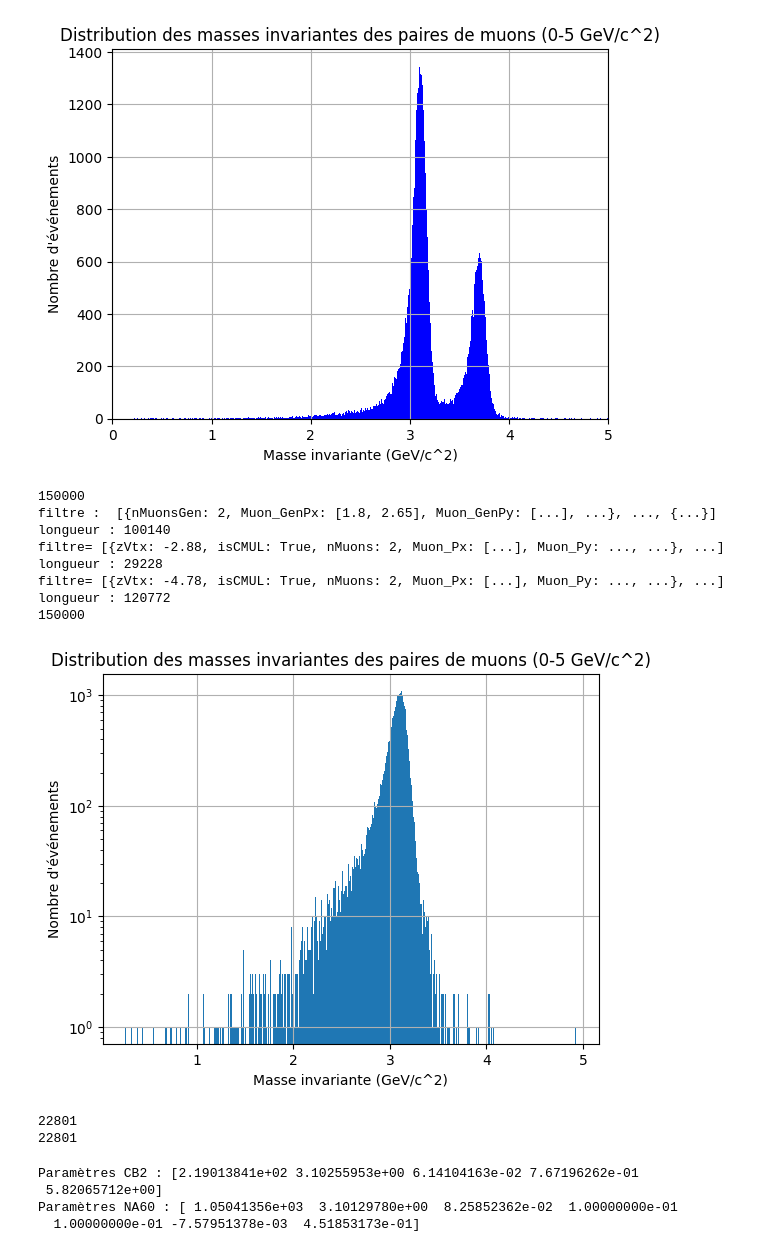
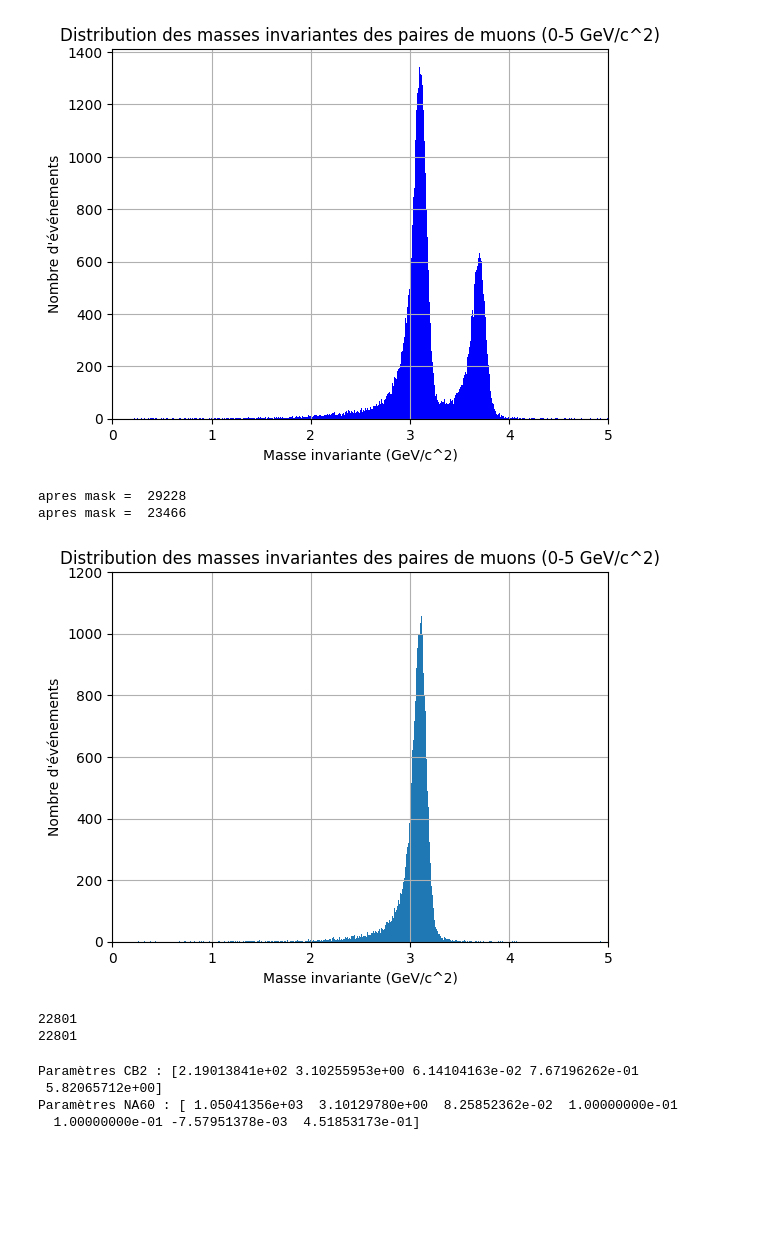
Before and after one commit to nantes-m2-rps-exp/qqbar2mumu-2024, a Jupyter notebook: Acceptance.ipynb, the cells around one changed output. Saved outputs shown, nothing was run; the diff lists cells and outputs as text; code cells hidden in the pictures; blank space fills up the shorter version.

```diff
--- a/Acceptance.ipynb
+++ b/Acceptance.ipynb
@@ -150,79 +150,55 @@ plt.show()
 43505
 [figure]
 # %%
-#print(len(n.nMuons))
-#150000
-#print(n.Muon_MCLabel)
-#[[1, 2], [2, 1], [1], [2, 1], [2], [], ..., [], [1], [1, 2], [2, 1], [1], [2]]
-#print(m.Muon_GenLabel)
-#[[1, 2], [1, 2], [1, 2], [1, 2], [1, ...], ..., [1, 2], [1, 2], [1, 2], [1, 2]]
-#print(len(n.Muon_MCLabel))
-#150000
-#print(len(m.Muon_GenLabel))
-#150000
-#print(m.Muon_GenMotherPDGCode)
-#[[100443, 100443], [100443, 100443], [...], ..., [100443, 100443], [443, 443]]
-
-print(len(n))
-print(f"filtre : ", m[ak.all(m["Muon_GenMotherPDGCode"] == 443, axis=1)])
-print(f"longueur :",len(m[ak.all(m["Muon_GenMotherPDGCode"] == 443, axis=1)]))
-
-
 mask = (n["nMuons"] >= 2) & ak.all(m["Muon_GenMotherPDGCode"] == 443, axis=1)
 inverse_mask = ~((n["nMuons"] >= 2) & ak.all(m["Muon_GenMotherPDGCode"] == 443, axis=1))
-
-print(f"filtre=", n[mask])
-print(f"longueur :",len(n[mask]))
-print(f"filtre=", n[inverse_mask])
-print(f"longueur :",len(n[inverse_mask]))
-print(len(n[mask])+len(n[inverse_mask]))
-# %% [output]
-150000
-filtre :  [{nMuonsGen: 2, Muon_GenPx: [1.8, 2.65], Muon_GenPy: [...], ...}, ..., {...}]
-longueur : 100140
-filtre= [{zVtx: -2.88, isCMUL: True, nMuons: 2, Muon_Px: [...], Muon_Py: ..., ...}, ...]
-longueur : 29228
-filtre= [{zVtx: -4.78, isCMUL: True, nMuons: 2, Muon_Px: [...], Muon_Py: ..., ...}, ...]
-longueur : 120772
-150000
 # %%
 # Filtrer les événements avec nMuons == 2 et isCMUL == True
+filtered_mask = n[mask]
+print(f"apres mask = ", len(filtered_mask))
+filtered_mask_isCMUL = n[mask & (n.isCMUL)]
+print(f"apres mask = ", len(filtered_mask_isCMUL))
+filtered_mask_isCMUL_ = n[mask & (n.isCMUL)]
+print(f"apres mask = ", len(filtered_mask_isCMUL))
+
 filtered_events = n[mask & (n.isCMUL)&(abs(n.zVtx)<10)]
 
 muon_vectors = ak.zip({
     "px": filtered_events.Muon_Px,
     "py": filtered_events.Muon_Py,
     "pz": filtered_events.Muon_Pz,
     "E": filtered_events.Muon_E
 }, with_name="Momentum4D")
 
 # Calculer les masses invariantes pour chaque paire de muons dans chaque événement
 invariant_masses = ak.combinations(muon_vectors, 2, fields=["muon1", "muon2"])
 masses = (invariant_masses.muon1 + invariant_masses.muon2).mass
 
 # Créer un histogramme des valeurs de la masse
 flattened_masses = ak.flatten(masses)  # Aplatir les données pour l'histogramme
 filtered_masses = flattened_masses[(flattened_masses >= 0) & (flattened_masses <= 5)]  # Filtrer les masses entre 0 et 10
 
 
 hist, bin_edges = np.histogram(flattened_masses, bins=500, range=(0, 5))
 plt.hist(filtered_masses, bins=500)
 
 plt.xlabel('Masse invariante (GeV/c^2)')
 plt.ylabel("Nombre d'événements")
-#plt.xlim(0,5)
-#plt.ylim(0,1200)
-plt.yscale('log')
+plt.xlim(0,5)
+plt.ylim(0,1200)
+#plt.yscale('log')
 plt.title('Distribution des masses invariantes des paires de muons (0-5 GeV/c^2)')
 plt.grid(True)
 plt.show()
 
 print(len(masses)) #nb j/psi
 print(len(filtered_events))
 # %% [output]
+apres mask =  29228
+apres mask =  23466
-[figure, old version]
+[figure, new version]
-22801
-22801
+22801
+22801
 # %%
 #Fit CB2
 def CB2 (x, N, mu, sig, alphaL, nL, alphaR, nR):
```
Also changed, not shown: parts of 2 cells of this notebook.
